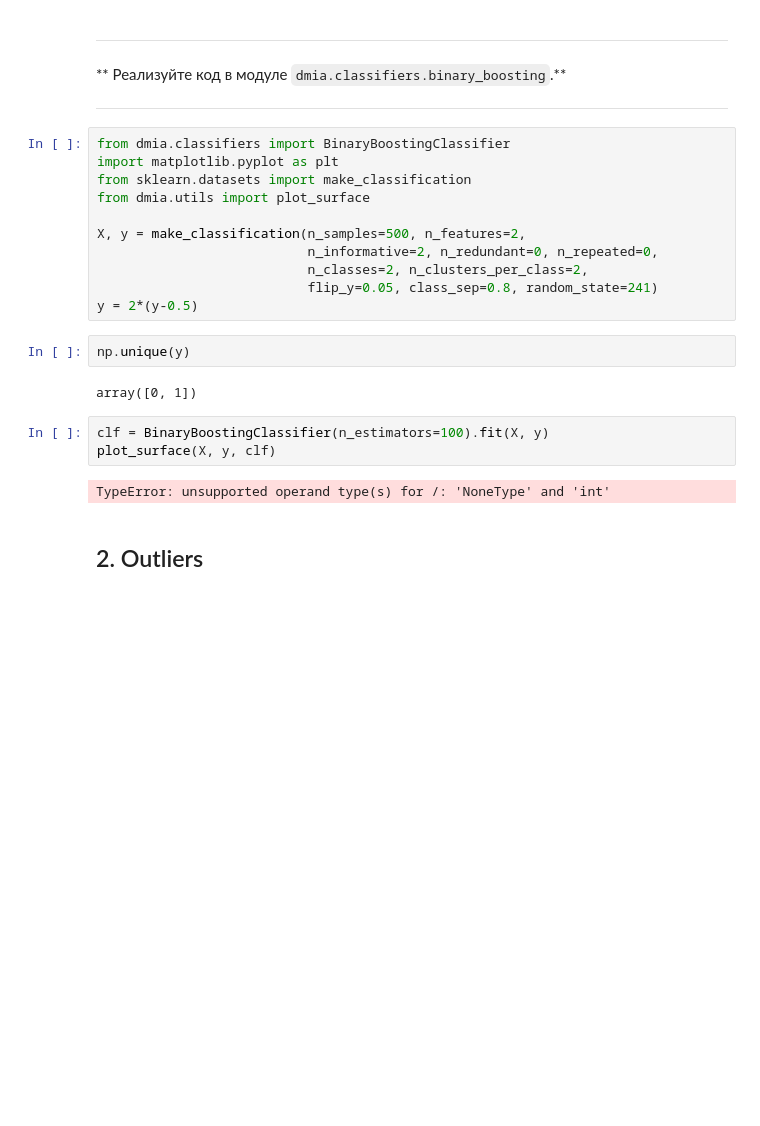
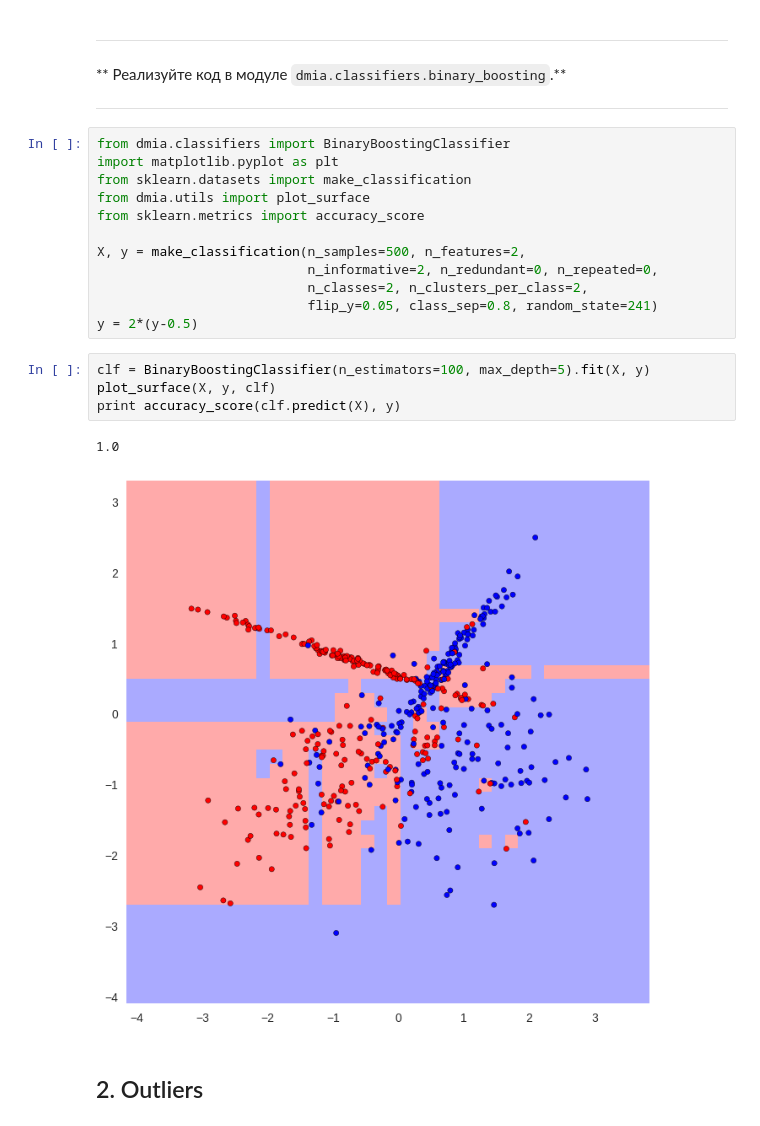
Before and after one commit to Nagapetyan/MIPT_Data_Mining_In_Action_2016, a Jupyter notebook: base/hw01/hw1.ipynb, the cells around one changed output. Drawn from its saved outputs; the diff is of its cells as text; blank space fills up the shorter version.

Commit message:
upd boosting

```diff
--- a/base/hw01/hw1.ipynb
+++ b/base/hw01/hw1.ipynb
@@ -363,21 +394,20 @@ from dmia.classifiers import BinaryBoostingClassifier
 import matplotlib.pyplot as plt
 from sklearn.datasets import make_classification
 from dmia.utils import plot_surface
+from sklearn.metrics import accuracy_score
 
 X, y = make_classification(n_samples=500, n_features=2,
                            n_informative=2, n_redundant=0, n_repeated=0,
                            n_classes=2, n_clusters_per_class=2,
                            flip_y=0.05, class_sep=0.8, random_state=241)
 y = 2*(y-0.5)
-# %%
-np.unique(y)
-# %% [output]
-array([0, 1])
 # %%
-clf = BinaryBoostingClassifier(n_estimators=100).fit(X, y)
+clf = BinaryBoostingClassifier(n_estimators=100, max_depth=5).fit(X, y)
 plot_surface(X, y, clf)
+print accuracy_score(clf.predict(X), y)
 # %% [output]
-TypeError: unsupported operand type(s) for /: 'NoneType' and 'int'
+1.0
+[figure, added]
 # %% [markdown]
 ## 2. Outliers
 # %% [markdown]
```
Also changed, not shown: parts of 20 cells of this notebook, 1 other file.
